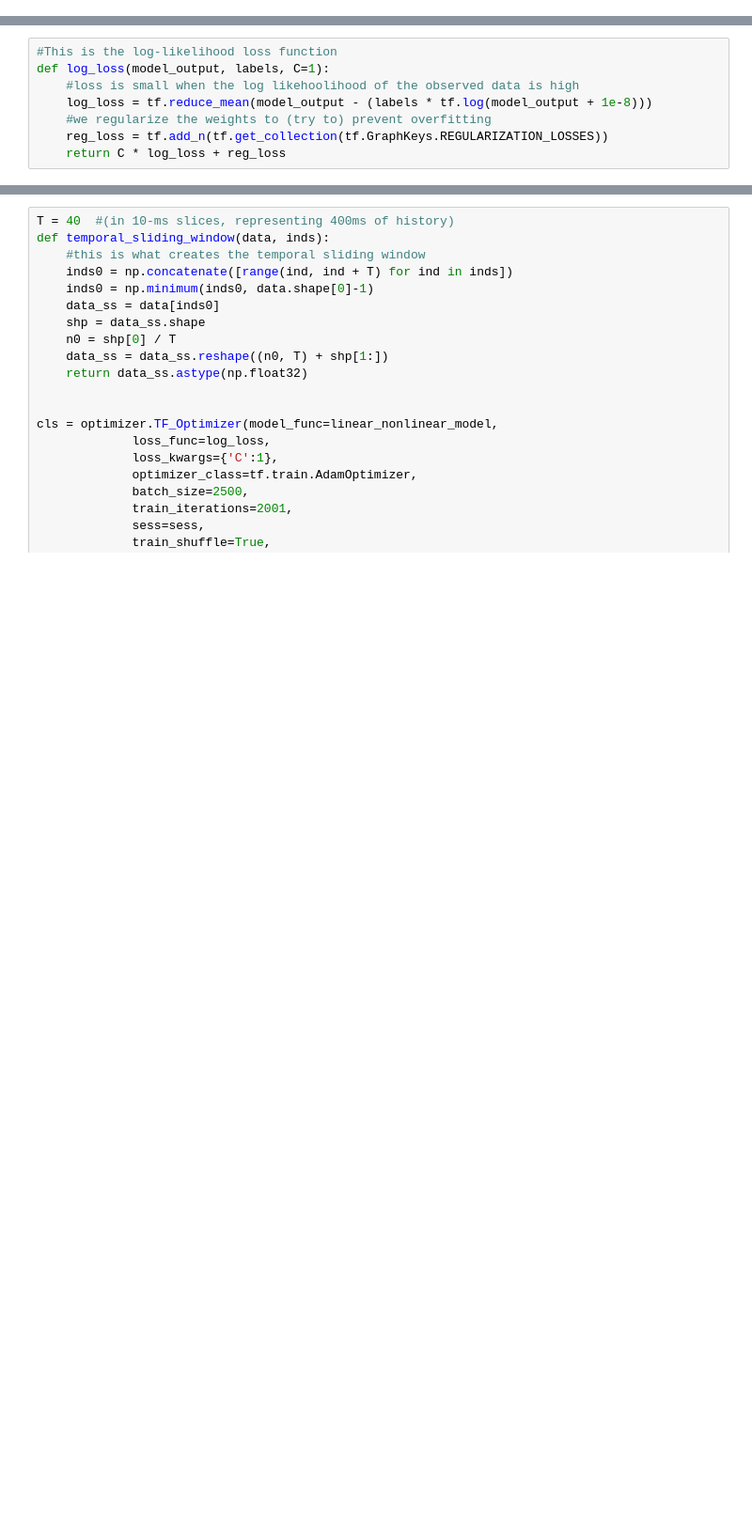
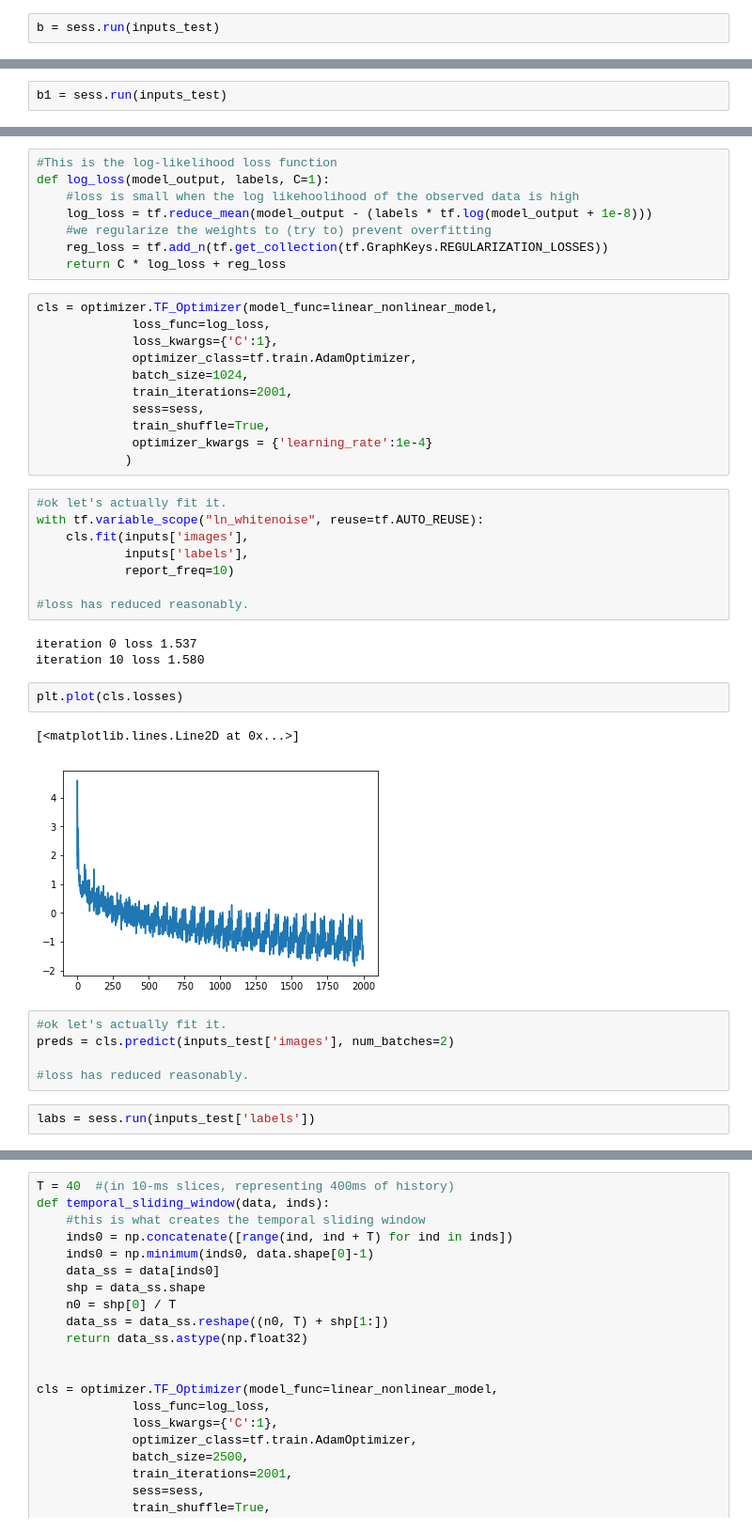
Before and after one commit to neuroailab/psych253, a Jupyter notebook: Lecture11.ipynb, the cells around one changed output, grey strips where cells are left out. Shown at 94% size. Drawn from its saved outputs; the diff is of its cells as text; blank space fills up the shorter version.

```diff
--- a/Lecture11.ipynb
+++ b/Lecture11.ipynb
@@ -32,0 +134,2 @@ We will be analyzing data recorded in the Baccus Lab from a salamander retinal g
+# %%
+b = sess.run(inputs_test)
@@ -32,0 +140,2 @@ We will be analyzing data recorded in the Baccus Lab from a salamander retinal g
+# %%
+b1 = sess.run(inputs_test)
@@ -178,3 +331,37 @@ def log_loss(model_output, labels, C=1):
     #we regularize the weights to (try to) prevent overfitting
     reg_loss = tf.add_n(tf.get_collection(tf.GraphKeys.REGULARIZATION_LOSSES))
     return C * log_loss + reg_loss
+# %%
+cls = optimizer.TF_Optimizer(model_func=linear_nonlinear_model,
+             loss_func=log_loss,
+             loss_kwargs={'C':1},
+             optimizer_class=tf.train.AdamOptimizer,
+             batch_size=1024,
+             train_iterations=2001,
+             sess=sess,
+             train_shuffle=True,
+             optimizer_kwargs = {'learning_rate':1e-4}
+            )
+# %%
+#ok let's actually fit it.
+with tf.variable_scope("ln_whitenoise", reuse=tf.AUTO_REUSE):
+    cls.fit(inputs['images'],
+            inputs['labels'],
+            report_freq=10)
+
+#loss has reduced reasonably.
+# %% [output]
+iteration 0 loss 1.537
+iteration 10 loss 1.580
+# %%
+plt.plot(cls.losses)
+# %% [output]
+[<matplotlib.lines.Line2D at 0x...>]
+[figure, added]
+# %%
+#ok let's actually fit it.
+preds = cls.predict(inputs_test['images'], num_batches=2)
+
+#loss has reduced reasonably.
+# %%
+labs = sess.run(inputs_test['labels'])
```
Also changed, not shown: parts of 14 cells of this notebook, 1 other file.
